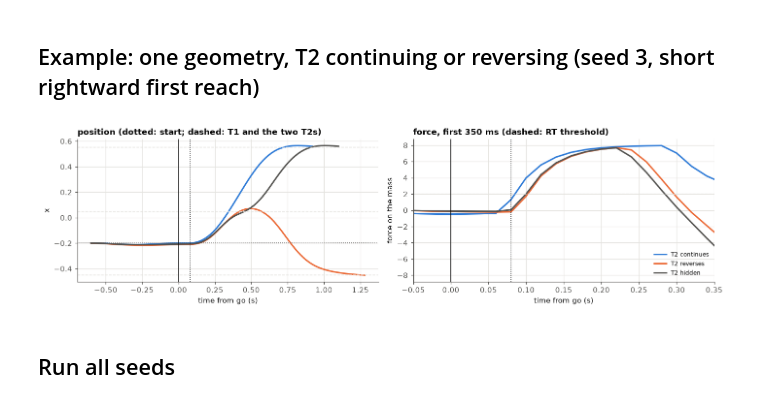
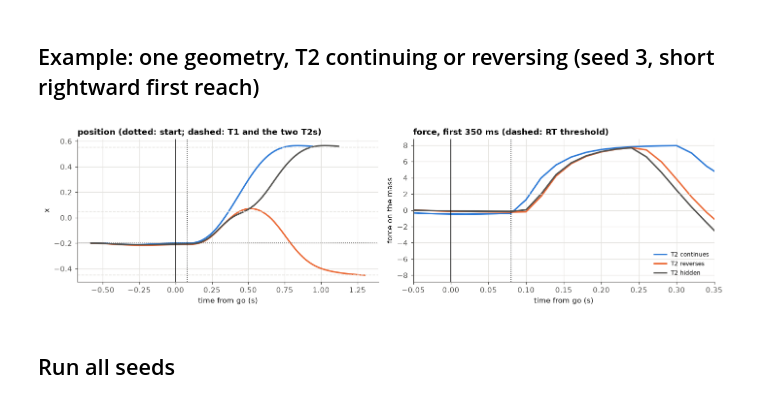
Before and after one commit to alighavam/SeqHorizon_basic, a Jupyter notebook: 1D/notebooks/experiments/08_rt_by_next_target_direction.ipynb, the cells around one changed output. Drawn from its saved outputs; the diff is of its cells as text; code cells hidden in the pictures.

```diff
--- a/1D/notebooks/experiments/08_rt_by_next_target_direction.ipynb
+++ b/1D/notebooks/experiments/08_rt_by_next_target_direction.ipynb
@@ -62,31 +62,31 @@ DCOL = {"continues": BLUE, "reverses": ORANGE, "hidden": INK_SOFT}
 # %%
 from seqreach import probes as _p
 from seqreach.ppo import load_agent
 agent, obs_rms, cfg = load_agent(RUNS / "v2_catch_s3")
 pcfg = _p.probe_config(cfg)
 x0, T1, d2, go = -0.2, 0.05, 0.5, 30   # start, short first reach to the right
 fig, axs = plt.subplots(1, 2, figsize=(13, 3.6))
 for lab, T2, H in [("T2 continues", T1 + d2, 2), ("T2 reverses", T1 - d2, 2), ("T2 hidden", T1 + d2, 1)]:
     tg = np.array([[T1, T2, T2]])
     tr = _p.rollout(agent, obs_rms, pcfg, {"n_targets": 2, "preview": H, "start_x": np.array([x0]),
                     "targets": tg, "delay_steps": go, "catch": np.array([False])}, n_trials=1)
-    e = int(tr["end_step"][0]); tt = (np.arange(e + 1) - go) * cfg.plant.dt
+    e = int(tr["end_step"][0]); tt = (np.arange(e + 1) - go + 1) * cfg.plant.dt  # state k = end of step k
     col = {"T2 continues": BLUE, "T2 reverses": ORANGE, "T2 hidden": INK_SOFT}[lab]
     axs[0].plot(tt, tr["x"][:e + 1, 0], color=col, lw=2, label=lab)
     axs[1].plot(tt, tr["a"][:e + 1, 0], color=col, lw=2, label=lab)
 for v in (T1, T1 + d2, T1 - d2):
     axs[0].axhline(v, color=GRID, ls="--", lw=1)
 axs[0].axhline(x0, color=INK_SOFT, ls=":", lw=1)
 axs[1].set_xlim(-0.05, 0.35); axs[1].axhline(2, color=GRID, ls="--", lw=1)
 for ax in axs:
     ax.axvline(0, color=INK, lw=1); ax.axvline(0.08, color=INK, ls=":", lw=1)
     ax.set_xlabel("time from go (s)")
 axs[0].set_ylabel("x"); axs[1].set_ylabel("force on the mass")
 axs[0].set_title("position (dotted: start; dashed: T1 and the two T2s)")
 axs[1].set_title("force, first 350 ms (dashed: RT threshold)")
 axs[1].legend(fontsize=8); plt.tight_layout(); plt.show()
 # %% [output]
-[figure, old version]
+[figure, new version]
 # %% [markdown]
 ## Run all seeds
 # %%
```
Also changed, not shown: 1 other file.
